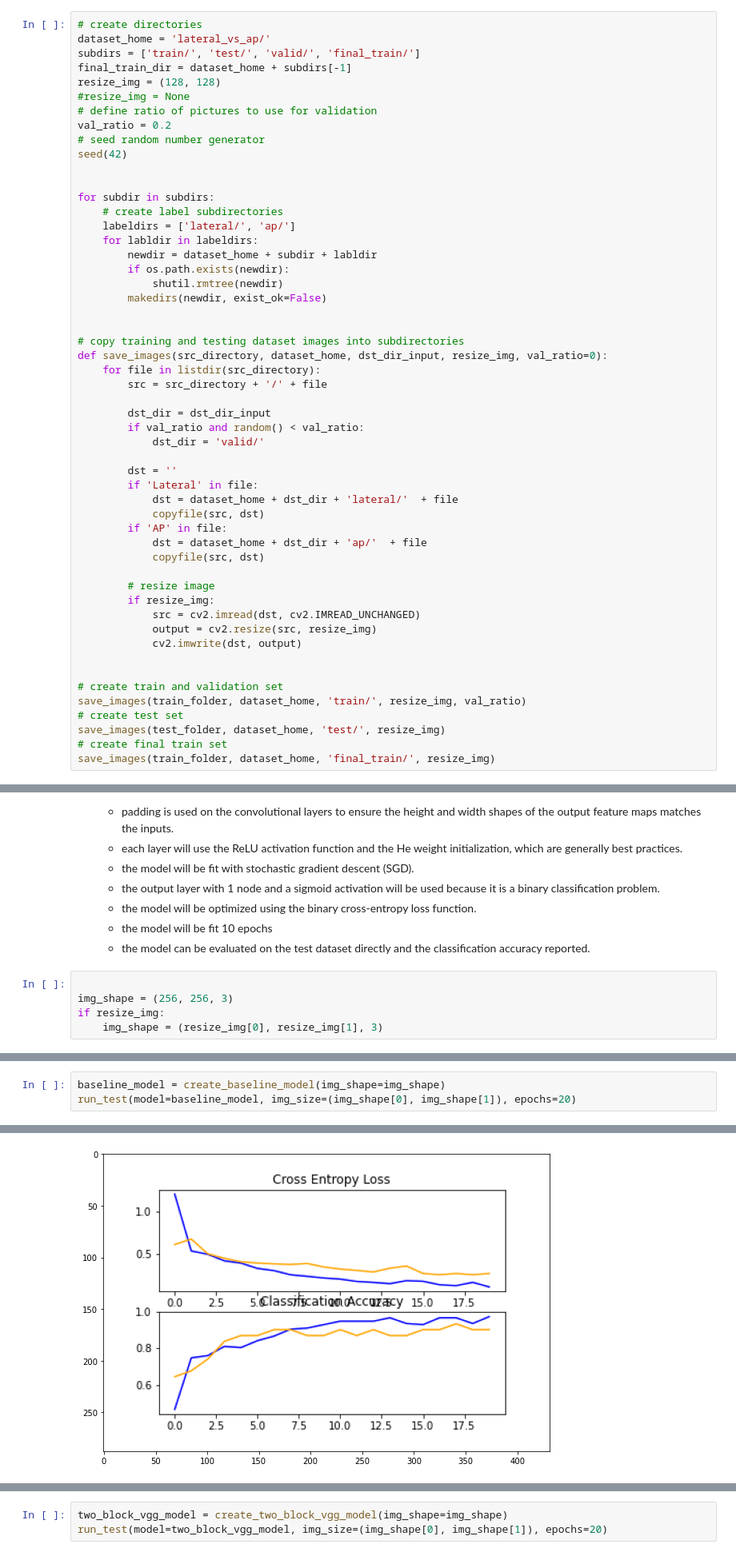
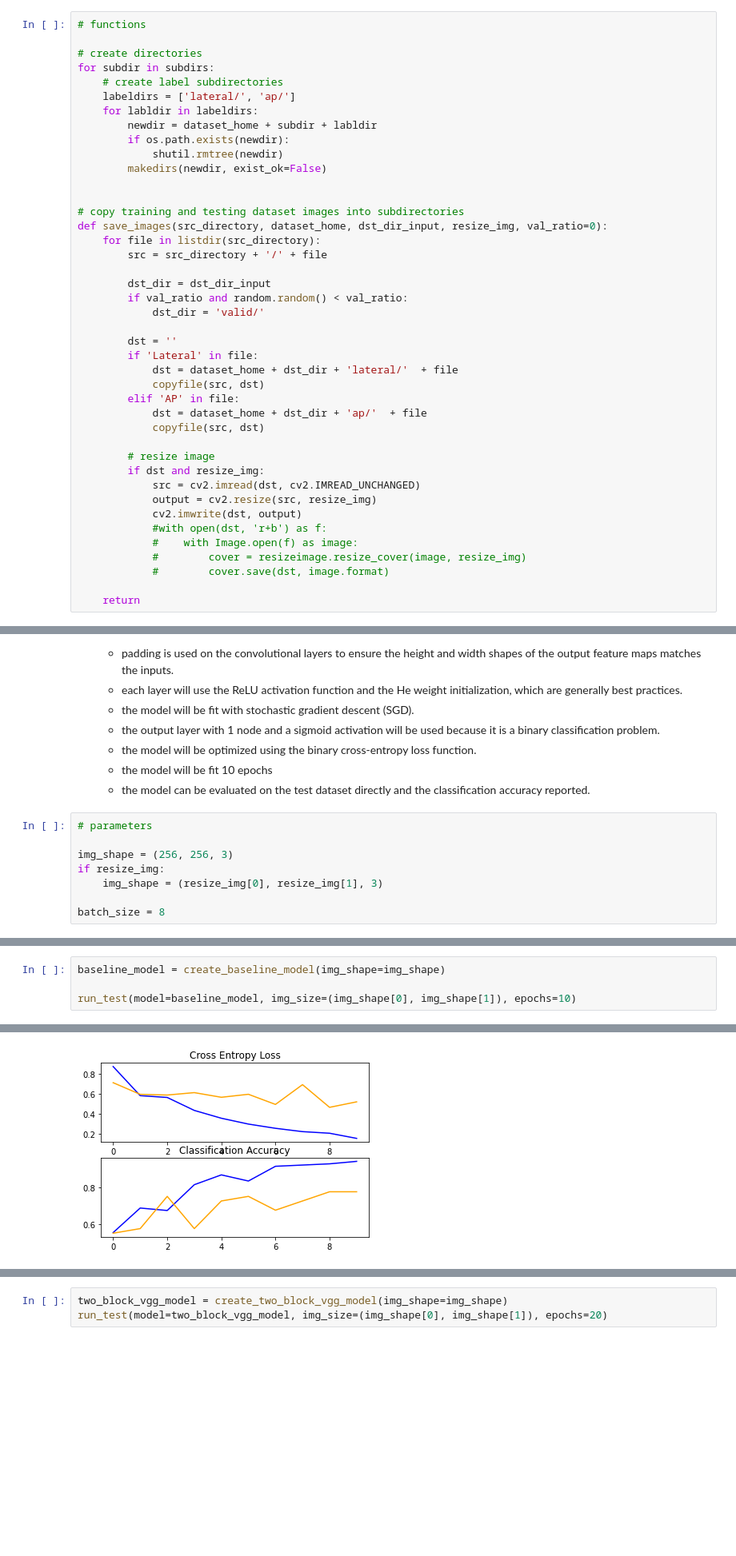
Before and after one commit to ck-unifr/x-ray_image_classification, a Jupyter notebook: x-ray_image_classification.ipynb, the cells around one changed output, grey strips where cells are left out. Shown at 80% size. Saved outputs shown, nothing was run; the diff lists cells and outputs as text; blank space fills up the shorter version.

```diff
--- a/x-ray_image_classification.ipynb
+++ b/x-ray_image_classification.ipynb
@@ -185,16 +223,7 @@ pyplot.show()
 # %%
+# functions
+
 # create directories
-dataset_home = 'lateral_vs_ap/'
-subdirs = ['train/', 'test/', 'valid/', 'final_train/']
-final_train_dir = dataset_home + subdirs[-1]
-resize_img = (128, 128)
-#resize_img = None
-# define ratio of pictures to use for validation
-val_ratio = 0.2
-# seed random number generator
-seed(42)
-
-
 for subdir in subdirs:
     # create label subdirectories
     labeldirs = ['lateral/', 'ap/']
@@ -211,27 +240,25 @@ def save_images(src_directory, dataset_home, dst_dir_input, resize_img, val_rati
         src = src_directory + '/' + file
 
         dst_dir = dst_dir_input
-        if val_ratio and random() < val_ratio:
+        if val_ratio and random.random() < val_ratio:
             dst_dir = 'valid/'
 
         dst = ''
         if 'Lateral' in file:
             dst = dataset_home + dst_dir + 'lateral/'  + file
             copyfile(src, dst)
-        if 'AP' in file:
+        elif 'AP' in file:
             dst = dataset_home + dst_dir + 'ap/'  + file
             copyfile(src, dst)
 
         # resize image
-        if resize_img:
+        if dst and resize_img:
             src = cv2.imread(dst, cv2.IMREAD_UNCHANGED)
             output = cv2.resize(src, resize_img)
             cv2.imwrite(dst, output)
+            #with open(dst, 'r+b') as f:
+            #    with Image.open(f) as image:
+            #        cover = resizeimage.resize_cover(image, resize_img)
+            #        cover.save(dst, image.format)
 
-
-# create train and validation set
-save_images(train_folder, dataset_home, 'train/', resize_img, val_ratio)
-# create test set
-save_images(test_folder, dataset_home, 'test/', resize_img)
-# create final train set
-save_images(train_folder, dataset_home, 'final_train/', resize_img)
+    return
@@ -254,8 +290,11 @@ https://arxiv.org/abs/1409.1556
     - the model will be fit 10 epochs
     - the model can be evaluated on the test dataset directly and the classification accuracy reported.
 # %%
+# parameters
 
 img_shape = (256, 256, 3)
 if resize_img:
     img_shape = (resize_img[0], resize_img[1], 3)
+
+batch_size = 8
 # %%
@@ -370,4 +444,5 @@ def run_test(model,
 # %%
 baseline_model = create_baseline_model(img_shape=img_shape)
-run_test(model=baseline_model, img_size=(img_shape[0], img_shape[1]), epochs=20)
+
+run_test(model=baseline_model, img_size=(img_shape[0], img_shape[1]), epochs=10)
 # %% [output]
@@ -380 +455 @@ test accuracy 44.444
-[figure, old version]
+[figure, new version]
```
Also changed, not shown: parts of 39 cells of this notebook.
